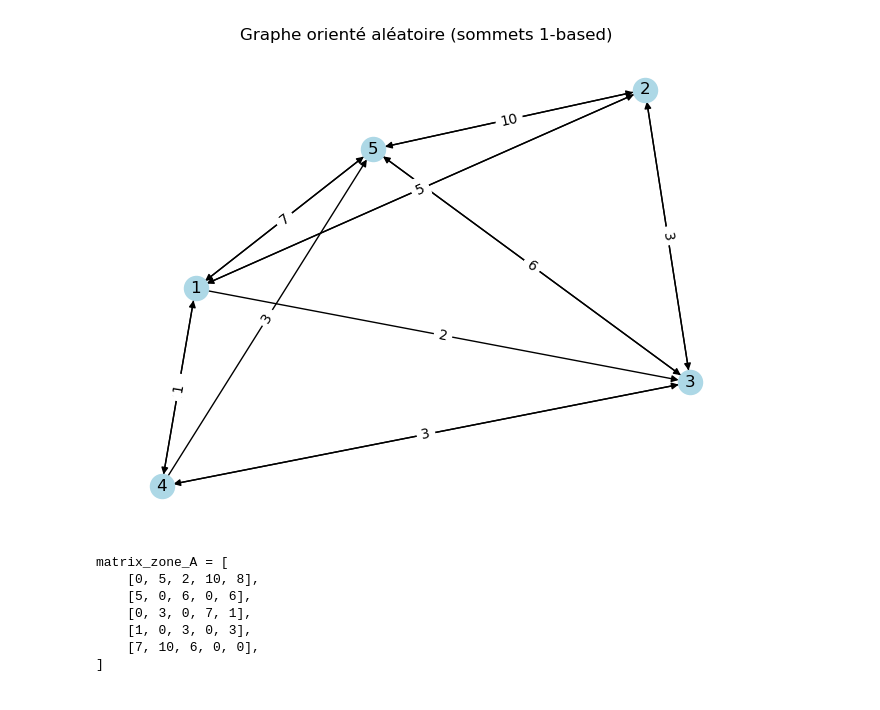
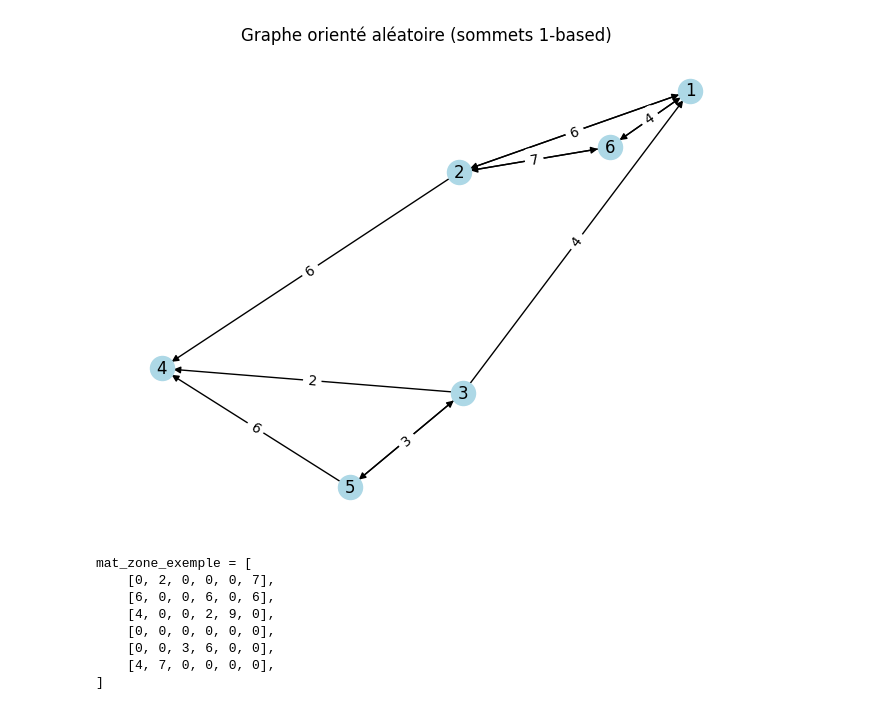
Before and after one commit to AlbanCLV/Recherche-Operationnelle, a Jupyter notebook: Notebook_implementation_exploitation.ipynb, the cells around one changed output. Cells and saved outputs as stored; diff of their text form; code cells hidden in the pictures.

```diff
--- a/Notebook_implementation_exploitation.ipynb
+++ b/Notebook_implementation_exploitation.ipynb
@@ -3,24 +32,5 @@
 # %%
-import networkx as nx
-import numpy as np
-import random
-import matplotlib.pyplot as plt
-
-def afficher_matrice_style_zone(matrice, nom="matrix_zone"):
-    print(f"{nom} = [")
-    for ligne in matrice:
-        ligne_str = ", ".join(f"{int(val)}" for val in ligne)
-        print(f"    [{ligne_str}],")
-    print("]")
-
 def genere_graphe_oriente(n_sommets: int, densite: float = 0.3, pondere=True, afficher=False, nom_matrice="matrix_zone_A"):
-    """
-    Génère un graphe orienté aléatoire avec :
-    - sommets numérotés à partir de 1
-    - arcs possibles dans les deux sens
-    - poids aléatoires (ou non)
-    - matrice d'adjacence correcte
-    """
     if n_sommets < 3:
         raise ValueError("Le graphe doit avoir au moins 3 sommets.")
 
@@ -39,7 +49,6 @@ def genere_graphe_oriente(n_sommets: int, densite: float = 0.3, pondere=True, af
             G.add_edge(u, v, weight=poids)
             arcs_ajoutes.add((u, v))
 
-    # Connexité minimale (faible)
     if not nx.is_weakly_connected(G):
         composants = list(nx.weakly_connected_components(G))
         for i in range(len(composants) - 1):
@@ -50,11 +59,9 @@ def genere_graphe_oriente(n_sommets: int, densite: float = 0.3, pondere=True, af
                 G.add_edge(u, v, weight=poids)
                 arcs_ajoutes.add((u, v))
 
-    # Génération correcte de la matrice avec poids
-    sommets_ordonnes = sorted(G.nodes())  # garantit l'ordre 1, 2, ..., n
+    sommets_ordonnes = sorted(G.nodes())
     mat_adj = nx.to_numpy_array(G, nodelist=sommets_ordonnes, weight='weight', dtype=int)
 
-    # Affichage du graphe et des poids
     if afficher:
         pos = nx.spring_layout(G)
         labels = nx.get_edge_attributes(G, 'weight')
@@ -63,7 +70,6 @@ def genere_graphe_oriente(n_sommets: int, densite: float = 0.3, pondere=True, af
         plt.title("Graphe orienté aléatoire (sommets 1-based)")
         plt.show()
 
-    # Affichage de la matrice
     afficher_matrice_style_zone(mat_adj, nom=nom_matrice)
 
     return G, mat_adj
@@ -72,11 +80,12 @@ def genere_graphe_oriente(n_sommets: int, densite: float = 0.3, pondere=True, af
 # %%
-G, mat = genere_graphe_oriente(5,densite=0.8, pondere=True, afficher=True)
+G, matrice = genere_graphe_oriente(n_sommets=6, densite=0.4, pondere=True, afficher=True, nom_matrice="mat_zone_exemple")
 # %% [output]
-[figure, old version]
+[figure, new version]
-matrix_zone_A = [
-    [0, 5, 2, 10, 8],
-    [5, 0, 6, 0, 6],
-    [0, 3, 0, 7, 1],
-    [1, 0, 3, 0, 3],
-    [7, 10, 6, 0, 0],
+mat_zone_exemple = [
+    [0, 2, 0, 0, 0, 7],
+    [6, 0, 0, 6, 0, 6],
+    [4, 0, 0, 2, 9, 0],
+    [0, 0, 0, 0, 0, 0],
+    [0, 0, 3, 6, 0, 0],
+    [4, 7, 0, 0, 0, 0],
 ]
```
Also changed, not shown: parts of 8 cells of this notebook.
